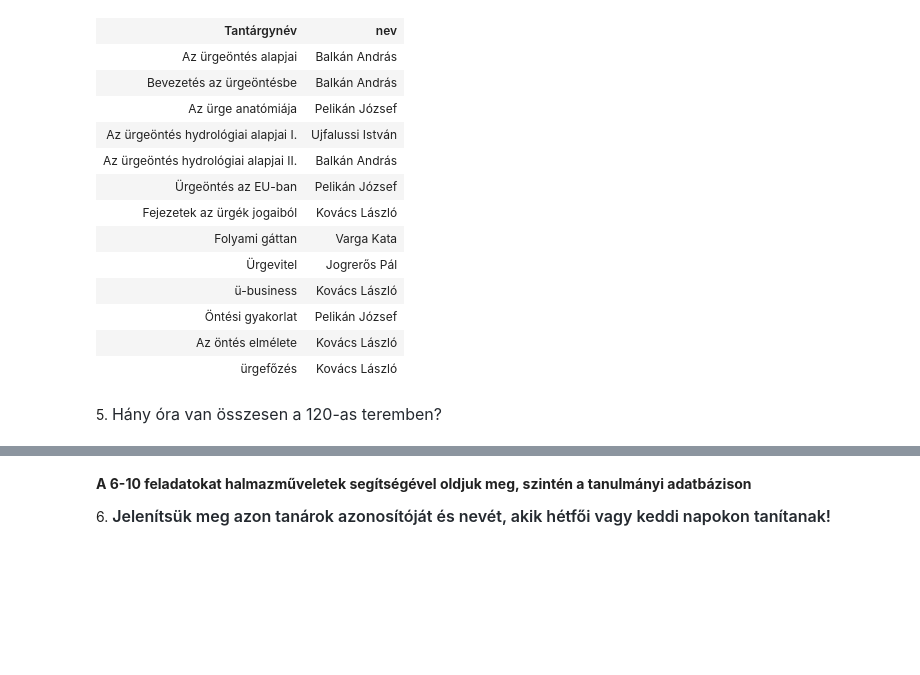
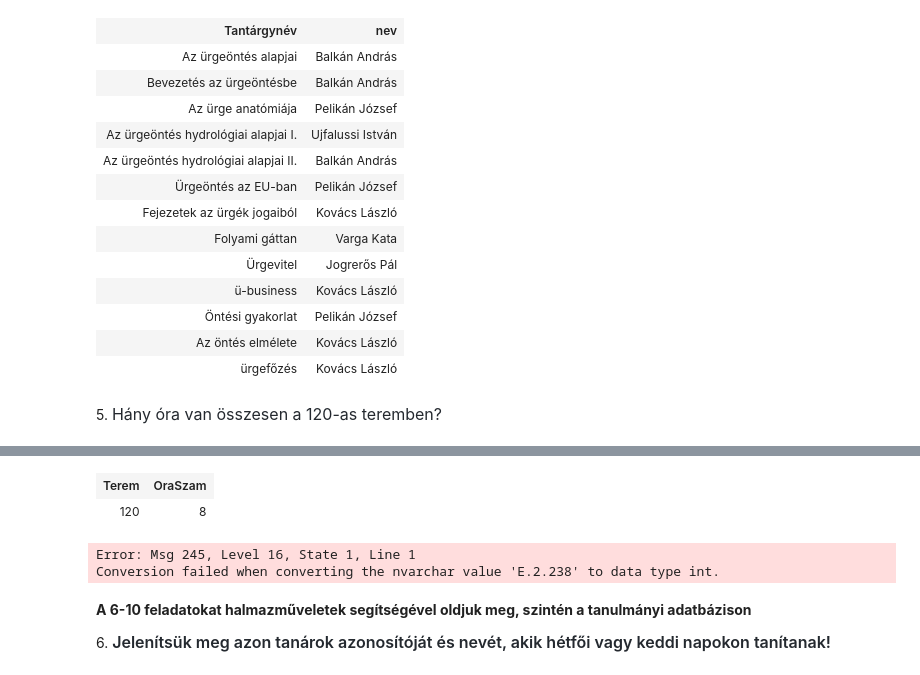
Before and after one commit to Munti05/sql_gyak, a Jupyter notebook: gyakorlat03_feladatok.ipynb, the cells around one changed output, grey strips where cells are left out. Drawn from its saved outputs; the diff is of its cells as text; code cells hidden in the pictures; blank space fills up the shorter version.

```diff
--- a/gyakorlat03_feladatok.ipynb
+++ b/gyakorlat03_feladatok.ipynb
@@ -105,3 +105,9 @@ Total execution time: 00:00:00.028
 | ürgefőzés | Kovács László |
 # %% [markdown]
 5. <span style="background-color: rgb(255, 255, 255); color: rgb(36, 41, 47); font-family: -apple-system, BlinkMacSystemFont, &quot;Segoe UI&quot;, Helvetica, Arial, sans-serif, &quot;Apple Color Emoji&quot;, &quot;Segoe UI Emoji&quot;; font-size: 16px;">Hány óra van összesen a 120-as teremben?</span>
+# %%
+SELECT Termek.Terem, COUNT(*) as 'OraSzam'
+FROM Orak JOIN Termek ON Termek.Tkód = Orak.terem
+GROUP BY Termek.Terem
+HAVING Termek.Terem = 120
+# %% [output]
@@ -108,3 +115,7 @@ Total execution time: 00:00:00.028
+| Terem | OraSzam |
+| 120 | 8 |
+Error: Msg 245, Level 16, State 1, Line 1
+Conversion failed when converting the nvarchar value 'E.2.238' to data type int.
 # %% [markdown]
 **A 6-10 feladatokat halmazműveletek segítségével oldjuk meg, szintén a tanulmányi adatbázison**
 
```
Also changed, not shown: parts of 5 cells of this notebook.
